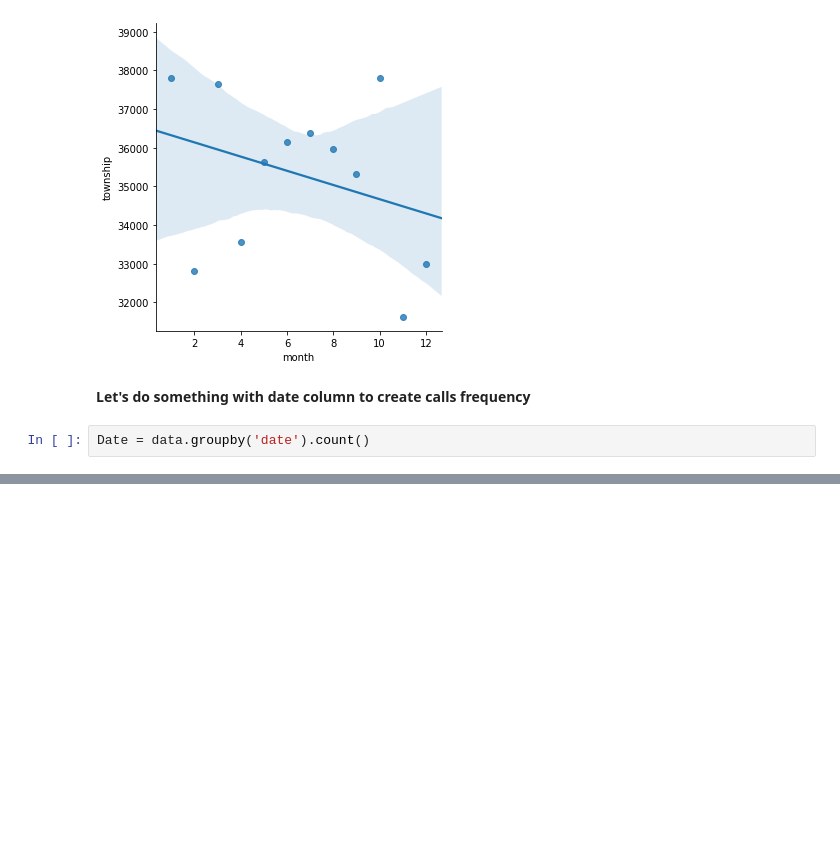
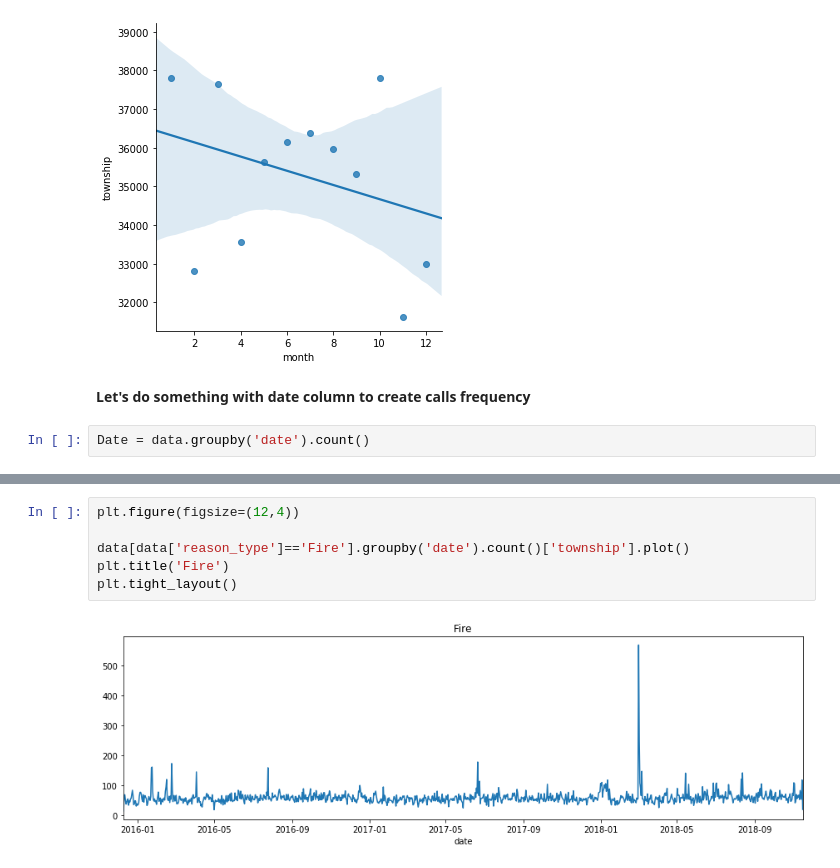
Before and after one commit to Bagoleaditya/911-EDA, a Jupyter notebook: Explore 911.ipynb, the cells around one changed output, grey strips where cells are left out. Cells and saved outputs as stored; diff of their text form; blank space fills up the shorter version.

```diff
--- a/Explore 911.ipynb
+++ b/Explore 911.ipynb
@@ -302,0 +311,8 @@ Date['township'].plot()
+# %%
+plt.figure(figsize=(12,4))
+
+data[data['reason_type']=='Fire'].groupby('date').count()['township'].plot()
+plt.title('Fire')
+plt.tight_layout()
+# %% [output]
+[figure, added]
```
Also changed, not shown: parts of 3 cells of this notebook.
